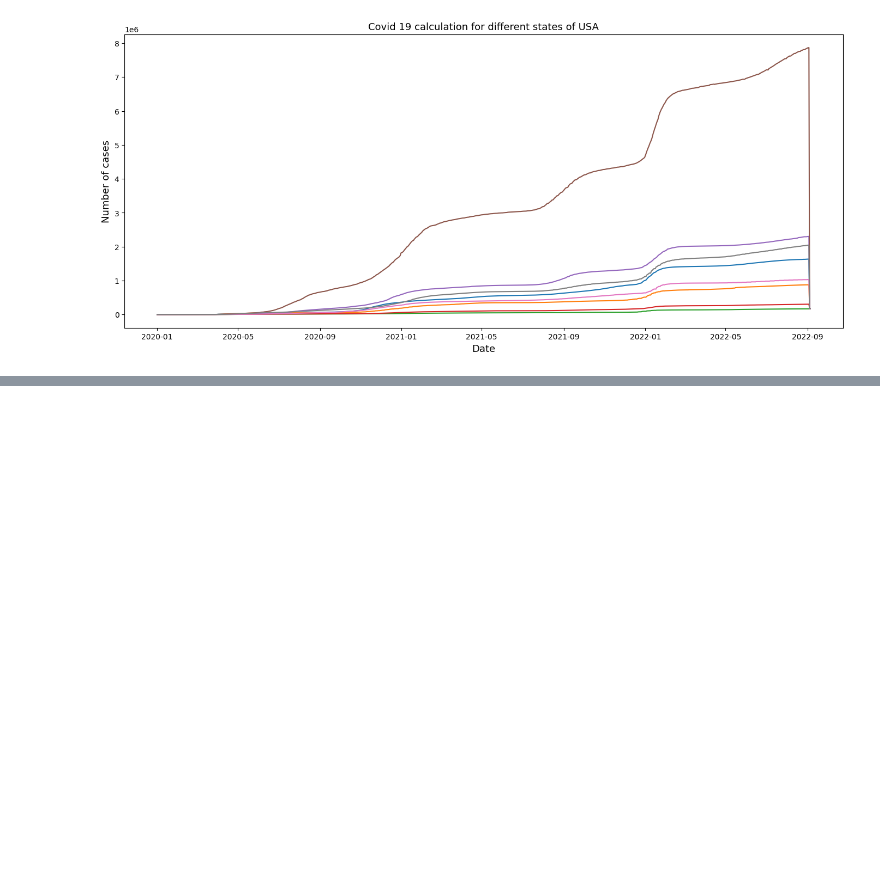
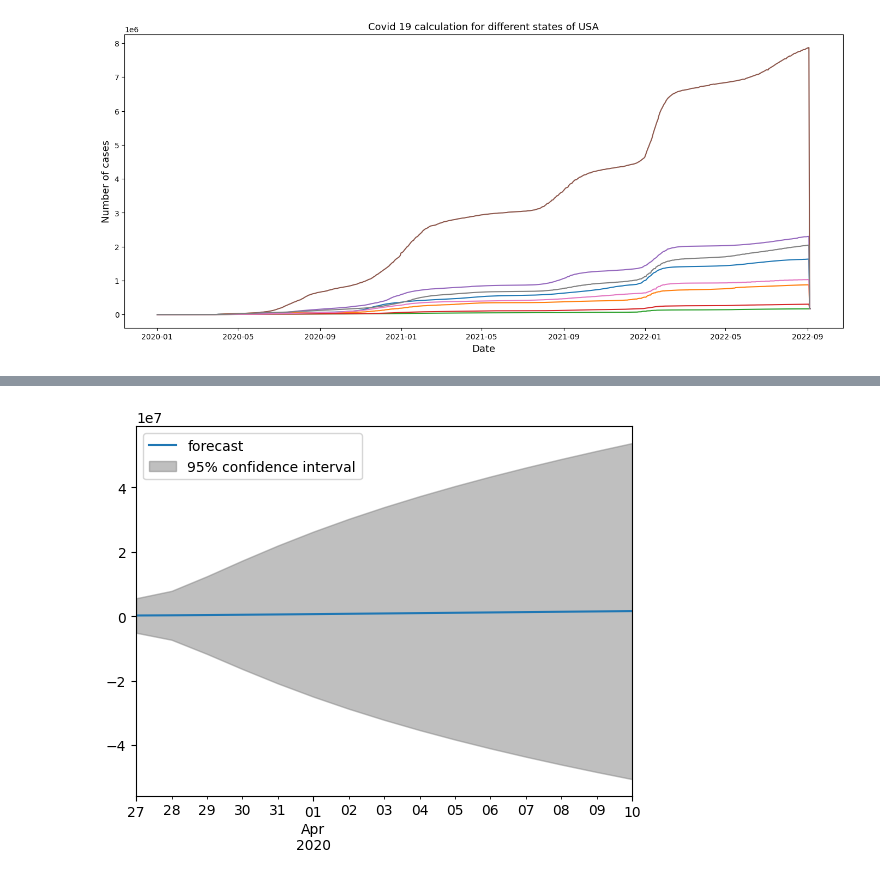
Before and after one commit to tekadata/covid_time_series_prediction, a Jupyter notebook: Data_analysis.ipynb, the cells around one changed output, grey strips where cells are left out. Saved outputs shown, nothing was run; the diff lists cells and outputs as text; code cells hidden in the pictures; blank space fills up the shorter version.

```diff
--- a/Data_analysis.ipynb
+++ b/Data_analysis.ipynb
@@ -184,0 +296,5 @@ Text(0.5, 0, 'Date')
+# %%
+plot_predict(arima, start=86, end=100, dynamic=True)
+plt.legend(loc='upper left');
+# %% [output]
+[figure, added]
```
Also changed, not shown: parts of 17 cells of this notebook.
